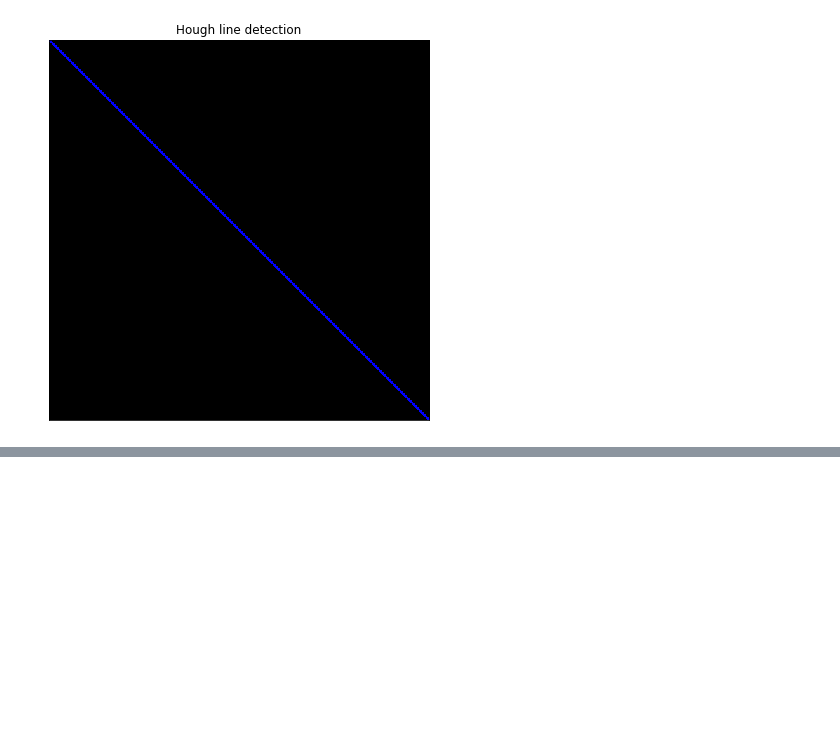
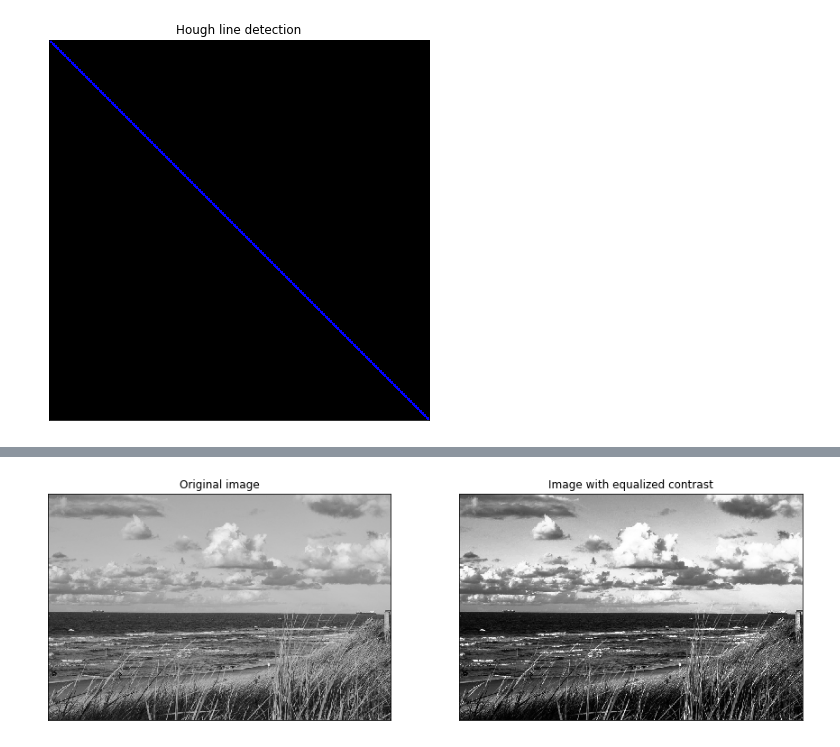
Before and after one commit to djlisashi/opencv-snippets, a Jupyter notebook: OpenCV code snippets.ipynb, the cells around one changed output, grey strips where cells are left out. Drawn from its saved outputs; the diff is of its cells as text; code cells hidden in the pictures; blank space fills up the shorter version.

Commit message:
feat: add histogram equalization

```diff
--- a/OpenCV code snippets.ipynb
+++ b/OpenCV code snippets.ipynb
@@ -319,0 +325,10 @@ plt.title('Hough line detection'), plt.xticks([]), plt.yticks([])
+# %%
+image_contrast = cv.equalizeHist(img_gray)
+# %%
+plt.subplot(121),plt.imshow(img_gray,cmap = 'gray')
+plt.title('Original image'), plt.xticks([]), plt.yticks([])
+plt.subplot(122),plt.imshow(image_contrast,cmap = 'gray')
+plt.title('Image with equalized contrast'), plt.xticks([]), plt.yticks([])
+plt.show()
+# %% [output]
+[figure, added]
```
Also changed, not shown: parts of 2 cells of this notebook.
